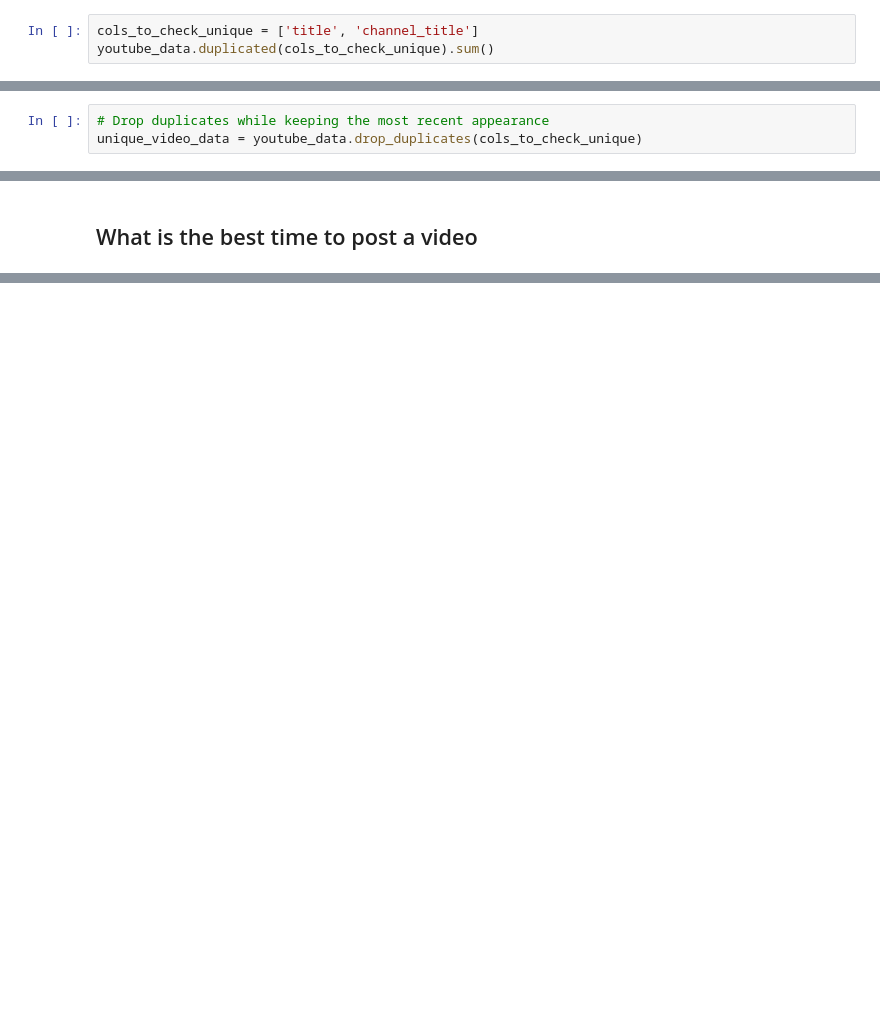
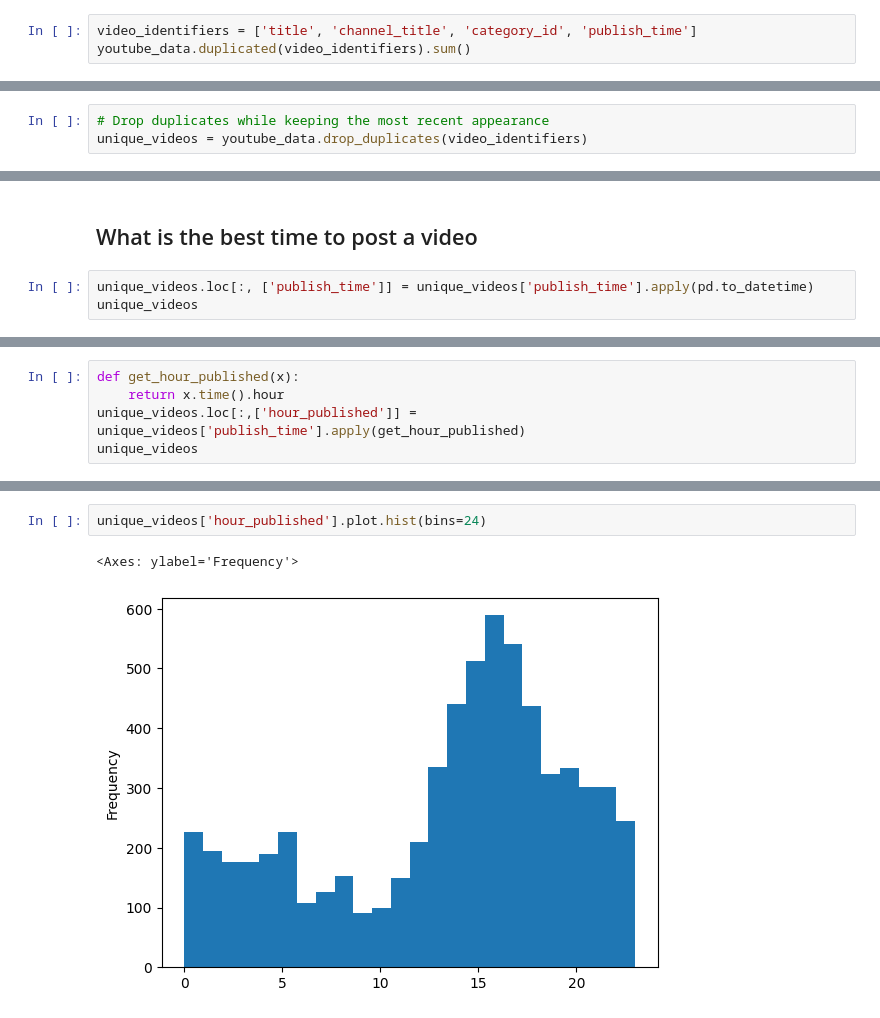
Before and after one commit to Wacboss1/khlabs-intro-to-data-analysis, a Jupyter notebook: intro-to-data-analysis.ipynb, the cells around one changed output, grey strips where cells are left out. Cells and saved outputs as stored; diff of their text form; blank space fills up the shorter version.

```diff
--- a/intro-to-data-analysis.ipynb
+++ b/intro-to-data-analysis.ipynb
@@ -128,6 +121,6 @@ However, we want to make sure that every video is only showing up once.
 
 we are going to use `df.duplicated` again but this time we will list the columns we want to check for duplicates on and then use that list as a parameter
 # %%
-cols_to_check_unique = ['title', 'channel_title']
-youtube_data.duplicated(cols_to_check_unique).sum()
+video_identifiers = ['title', 'channel_title', 'category_id', 'publish_time']
+youtube_data.duplicated(video_identifiers).sum()
 # %% [output]
@@ -140,7 +133,7 @@ Once again we are going to drop these rows using `df.drop_duplicates()` but we w
 *Be aware that `df.drop_duplicates()` will keep the first row it finds and delete any duplicates afterwards. If you want to keep the last ones, use `df.drop_duplicates(COL_TO_CHECK,keep='last')`*
 # %%
 # Drop duplicates while keeping the most recent appearance
-unique_video_data = youtube_data.drop_duplicates(cols_to_check_unique)
+unique_videos = youtube_data.drop_duplicates(video_identifiers)
 # %% [markdown]
 Lets count the duplicates again to make sure that we got rid of everything that we wanted to
 # %%
@@ -278,3 +283,6 @@ and         1636.0
 Name: Total, dtype: float64
 # %% [markdown]
 ## What is the best time to post a video
+# %%
+unique_videos.loc[:, ['publish_time']] = unique_videos['publish_time'].apply(pd.to_datetime)
+unique_videos
@@ -280,0 +318,5 @@ Name: Total, dtype: float64
+# %%
+def get_hour_published(x):
+    return x.time().hour
+unique_videos.loc[:,['hour_published']] = unique_videos['publish_time'].apply(get_hour_published)
+unique_videos
@@ -280,0 +337,5 @@ Name: Total, dtype: float64
+# %%
+unique_videos['hour_published'].plot.hist(bins=24)
+# %% [output]
+<Axes: ylabel='Frequency'>
+[figure, added]
```
Also changed, not shown: parts of 16 cells of this notebook.
